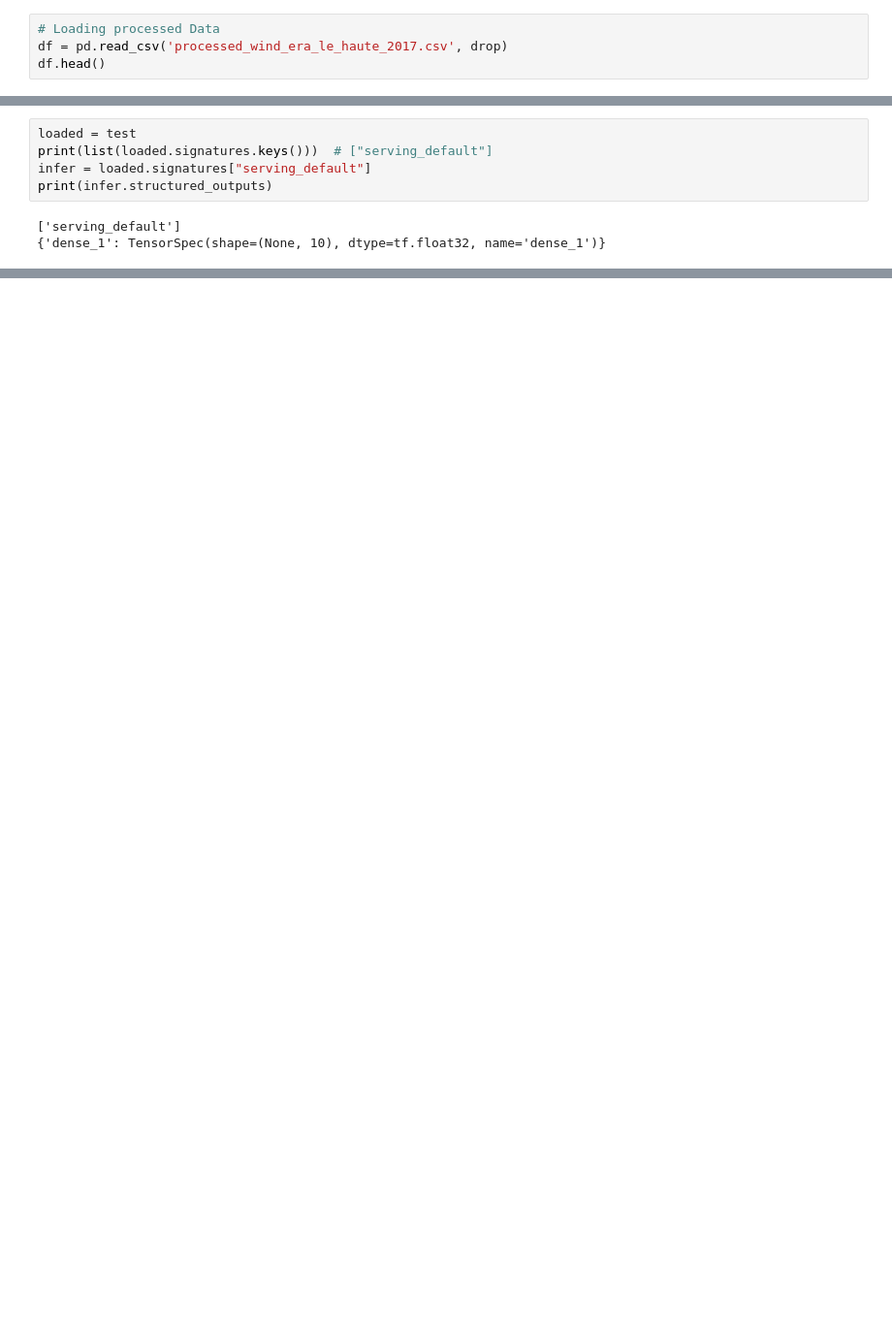
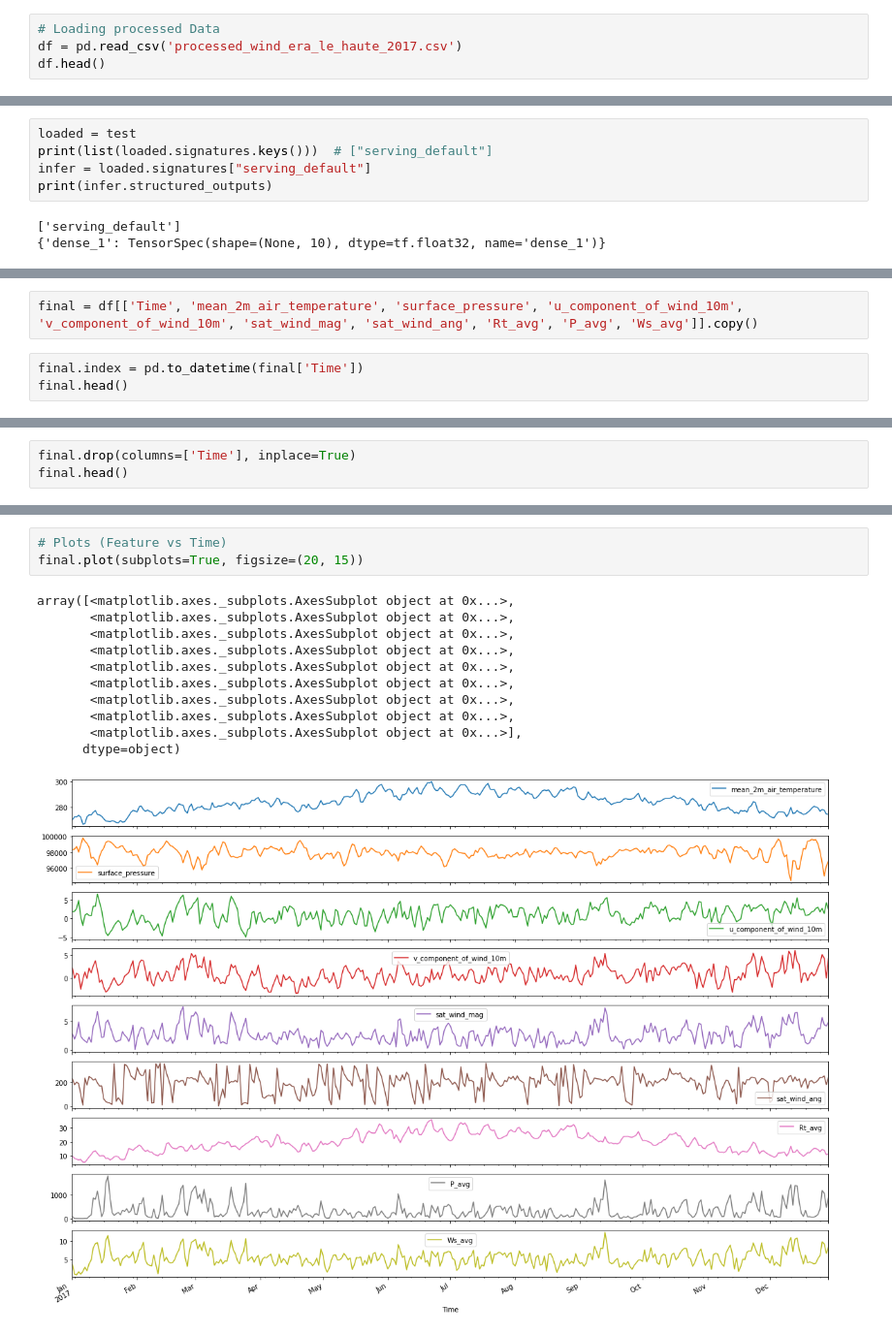
Before and after one commit to namiwa/EG3301R, a Jupyter notebook: Local_model_training.ipynb, the cells around one changed output, grey strips where cells are left out. Shown at 97% size. Cells and saved outputs as stored; diff of their text form; blank space fills up the shorter version.

```diff
--- a/Local_model_training.ipynb
+++ b/Local_model_training.ipynb
@@ -27,6 +38,6 @@ print(MEMORY_LIMIT)
 # %%
 # Loading processed Data
-df = pd.read_csv('processed_wind_era_le_haute_2017.csv', drop)
+df = pd.read_csv('processed_wind_era_le_haute_2017.csv')
 df.head()
 # %% [output]
 |  | Time | mean_2m_air_temperature | minimum_2m_air_temperature | maximum_2m_air_temperature | dewpoint_2m_temperature | ... |
@@ -54,0 +97,5 @@ NameError: name 'Image' is not defined
+# %%
+final = df[['Time', 'mean_2m_air_temperature', 'surface_pressure', 'u_component_of_wind_10m', 'v_component_of_wind_10m', 'sat_wind_mag', 'sat_wind_ang', 'Rt_avg', 'P_avg', 'Ws_avg']].copy()
+# %%
+final.index = pd.to_datetime(final['Time'])
+final.head()
@@ -54,0 +110,3 @@ NameError: name 'Image' is not defined
+# %%
+final.drop(columns=['Time'], inplace=True)
+final.head()
@@ -54,0 +127,15 @@ NameError: name 'Image' is not defined
+# %%
+# Plots (Feature vs Time)
+final.plot(subplots=True, figsize=(20, 15))
+# %% [output]
+array([<matplotlib.axes._subplots.AxesSubplot object at 0x...>,
+       <matplotlib.axes._subplots.AxesSubplot object at 0x...>,
+       <matplotlib.axes._subplots.AxesSubplot object at 0x...>,
+       <matplotlib.axes._subplots.AxesSubplot object at 0x...>,
+       <matplotlib.axes._subplots.AxesSubplot object at 0x...>,
+       <matplotlib.axes._subplots.AxesSubplot object at 0x...>,
+       <matplotlib.axes._subplots.AxesSubplot object at 0x...>,
+       <matplotlib.axes._subplots.AxesSubplot object at 0x...>,
+       <matplotlib.axes._subplots.AxesSubplot object at 0x...>],
+      dtype=object)
+[figure, added]
```
Also changed, not shown: parts of 23 cells of this notebook, 5 other files.
